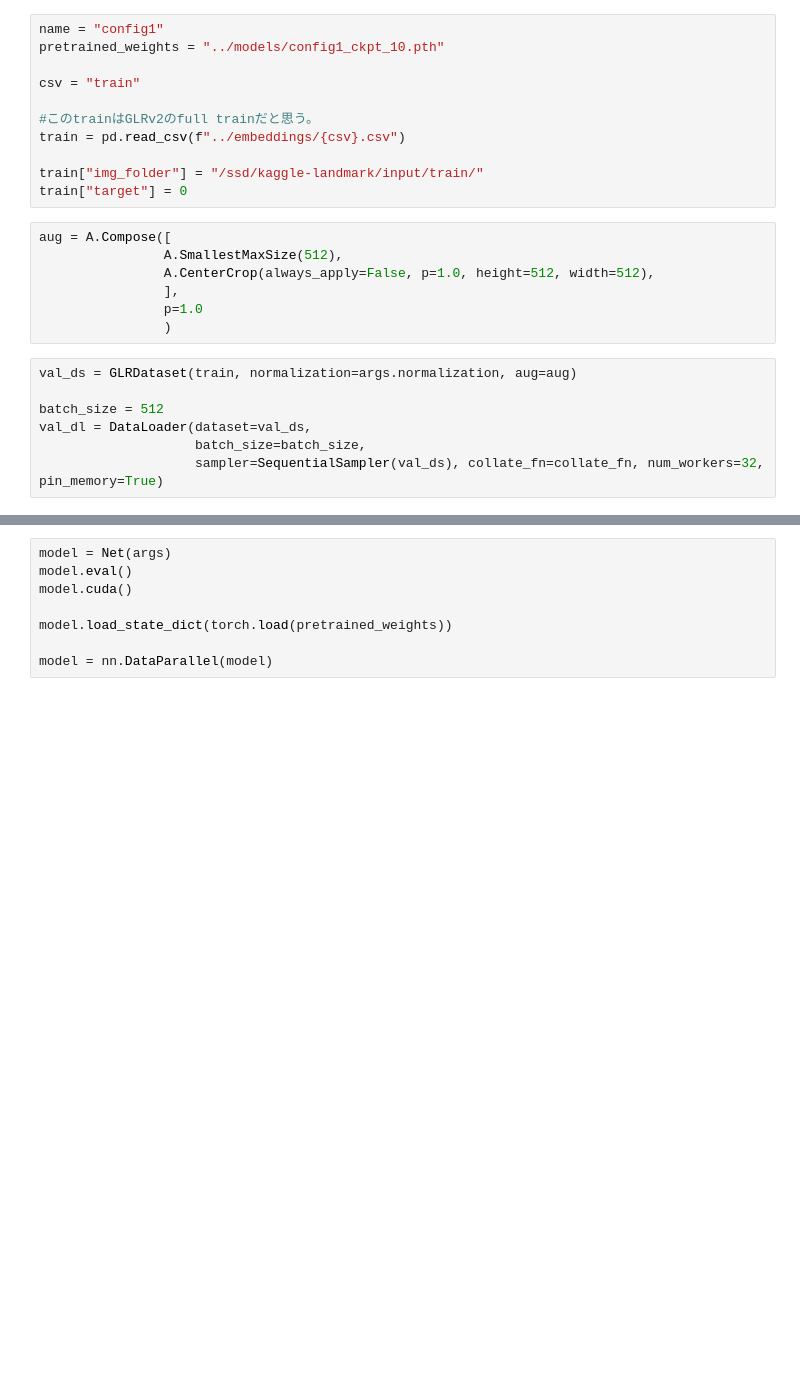
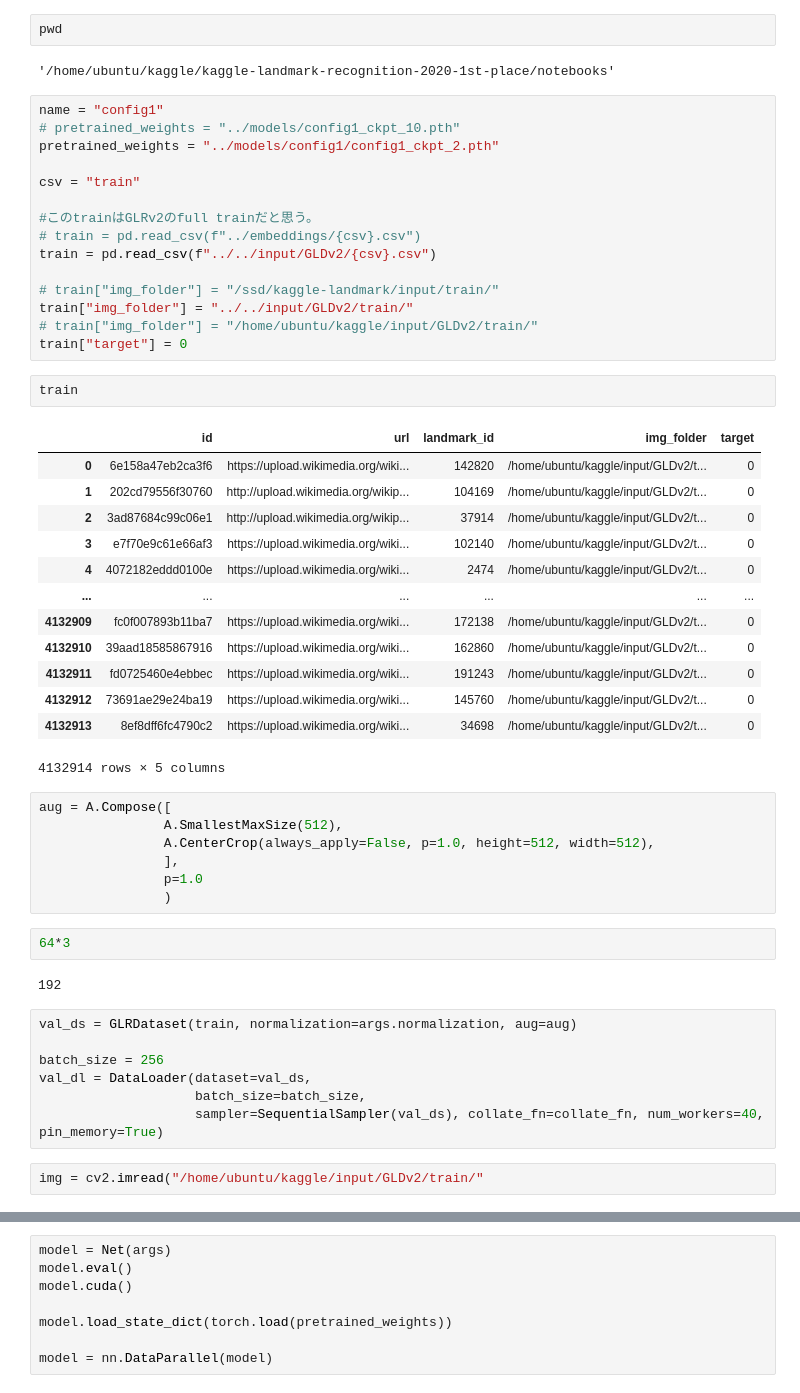
Before and after one commit to tropicbird/kaggle-landmark-recognition-2020-1st-place, a Jupyter notebook: notebooks/get_embeddings.ipynb, the cells around one changed output, grey strips where cells are left out. Saved outputs shown, nothing was run; the diff lists cells and outputs as text; blank space fills up the shorter version.

Commit message:
modifying embeddings

```diff
--- a/notebooks/get_embeddings.ipynb
+++ b/notebooks/get_embeddings.ipynb
@@ -28,14 +30,38 @@ dict_unravel = gpu_unravel
+# %%
+pwd
+# %% [output]
+'/home/ubuntu/kaggle/kaggle-landmark-recognition-2020-1st-place/notebooks'
 # %%
 name = "config1"
-pretrained_weights = "../models/config1_ckpt_10.pth"
+# pretrained_weights = "../models/config1_ckpt_10.pth"
+pretrained_weights = "../models/config1/config1_ckpt_2.pth"
 
 csv = "train"
 
 #このtrainはGLRv2のfull trainだと思う。
-train = pd.read_csv(f"../embeddings/{csv}.csv")
+# train = pd.read_csv(f"../embeddings/{csv}.csv")
+train = pd.read_csv(f"../../input/GLDv2/{csv}.csv")
 
-train["img_folder"] = "/ssd/kaggle-landmark/input/train/"
+# train["img_folder"] = "/ssd/kaggle-landmark/input/train/"
+train["img_folder"] = "../../input/GLDv2/train/"
+# train["img_folder"] = "/home/ubuntu/kaggle/input/GLDv2/train/"
 train["target"] = 0
+# %%
+train
+# %% [output]
+|  | id | url | landmark_id | img_folder | target |
+| 0 | 6e158a47eb2ca3f6 | https://upload.wikimedia.org/wiki... | 142820 | /home/ubuntu/kaggle/input/GLDv2/t... | 0 |
+| 1 | 202cd79556f30760 | http://upload.wikimedia.org/wikip... | 104169 | /home/ubuntu/kaggle/input/GLDv2/t... | 0 |
+| 2 | 3ad87684c99c06e1 | http://upload.wikimedia.org/wikip... | 37914 | /home/ubuntu/kaggle/input/GLDv2/t... | 0 |
+| 3 | e7f70e9c61e66af3 | https://upload.wikimedia.org/wiki... | 102140 | /home/ubuntu/kaggle/input/GLDv2/t... | 0 |
+| 4 | 4072182eddd0100e | https://upload.wikimedia.org/wiki... | 2474 | /home/ubuntu/kaggle/input/GLDv2/t... | 0 |
+| ... | ... | ... | ... | ... | ... |
+| 4132909 | fc0f007893b11ba7 | https://upload.wikimedia.org/wiki... | 172138 | /home/ubuntu/kaggle/input/GLDv2/t... | 0 |
+| 4132910 | 39aad18585867916 | https://upload.wikimedia.org/wiki... | 162860 | /home/ubuntu/kaggle/input/GLDv2/t... | 0 |
+| 4132911 | fd0725460e4ebbec | https://upload.wikimedia.org/wiki... | 191243 | /home/ubuntu/kaggle/input/GLDv2/t... | 0 |
+| 4132912 | 73691ae29e24ba19 | https://upload.wikimedia.org/wiki... | 145760 | /home/ubuntu/kaggle/input/GLDv2/t... | 0 |
+| 4132913 | 8ef8dff6fc4790c2 | https://upload.wikimedia.org/wiki... | 34698 | /home/ubuntu/kaggle/input/GLDv2/t... | 0 |
+4132914 rows × 5 columns
 # %%
 aug = A.Compose([
                 A.SmallestMaxSize(512),
@@ -43,10 +69,16 @@ aug = A.Compose([
                 ],
                 p=1.0
                 )
+# %%
+64*3
+# %% [output]
+192
 # %%
 val_ds = GLRDataset(train, normalization=args.normalization, aug=aug)
 
-batch_size = 512
+batch_size = 256
 val_dl = DataLoader(dataset=val_ds,
                     batch_size=batch_size,
-                    sampler=SequentialSampler(val_ds), collate_fn=collate_fn, num_workers=32, pin_memory=True)
+                    sampler=SequentialSampler(val_ds), collate_fn=collate_fn, num_workers=40, pin_memory=True)
+# %%
+img = cv2.imread("/home/ubuntu/kaggle/input/GLDv2/train/"
```
Also changed, not shown: parts of 14 cells of this notebook, 1 other file.
